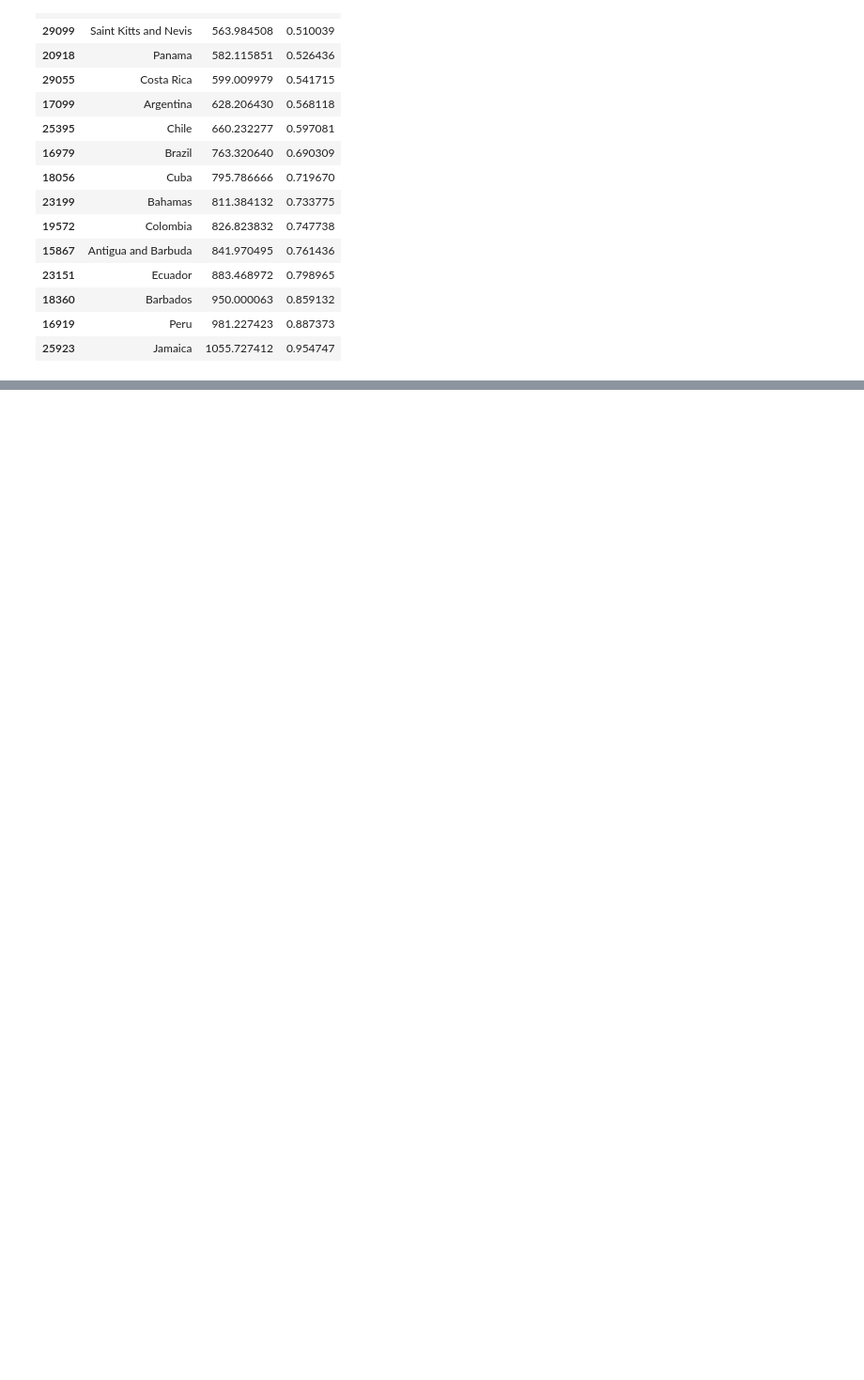
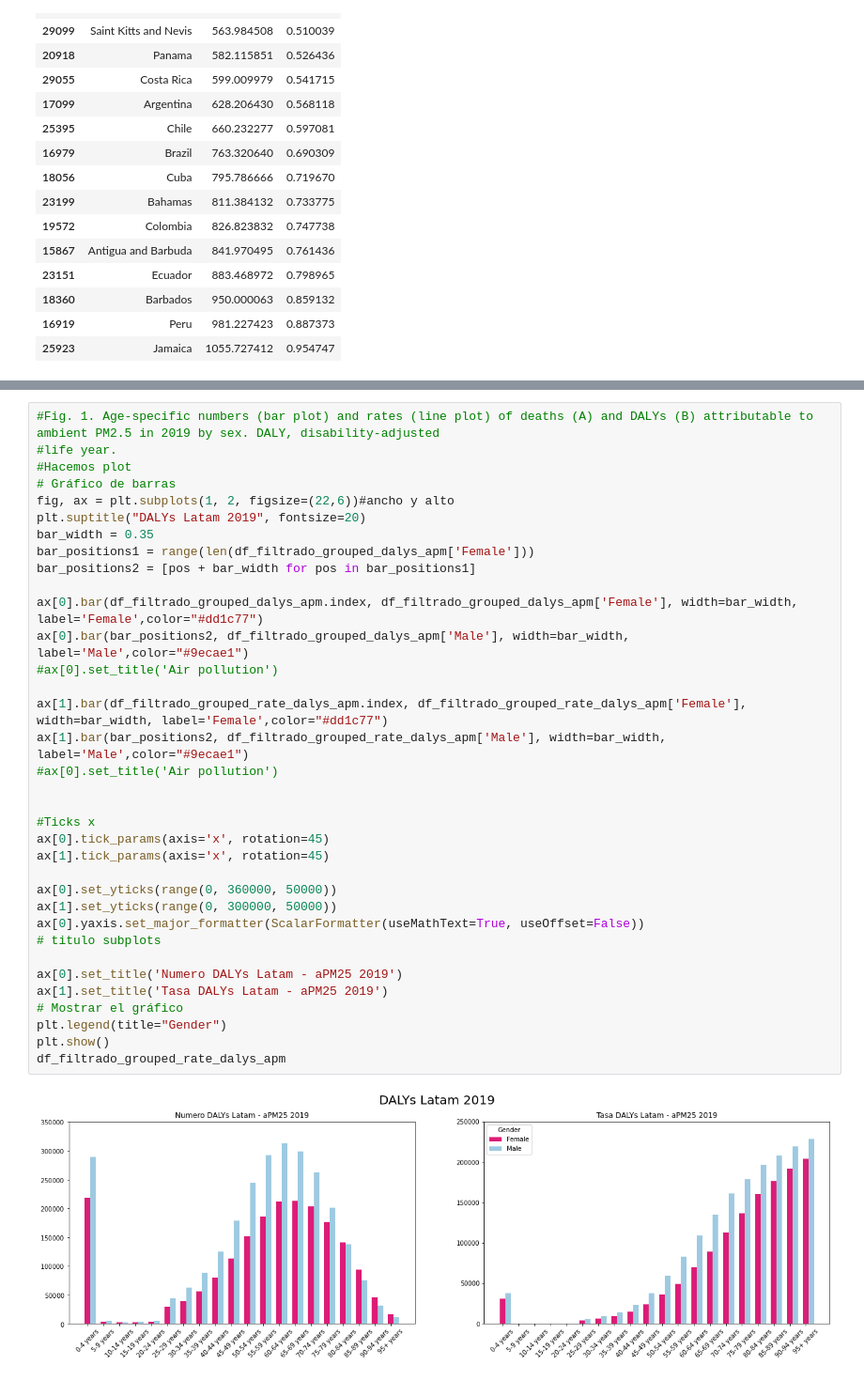
Before and after one commit to joseurquiza88/Health-impacts-AirPollution, a Jupyter notebook: code/01_health LAT.ipynb, the cells around one changed output, grey strips where cells are left out. Shown at 94% size. Drawn from its saved outputs; the diff is of its cells as text; blank space fills up the shorter version.

```diff
--- a/code/01_health LAT.ipynb
+++ b/code/01_health LAT.ipynb
@@ -2019,0 +2455,37 @@ plt.show()
+# %%
+#Fig. 1. Age-specific numbers (bar plot) and rates (line plot) of deaths (A) and DALYs (B) attributable to ambient PM2.5 in 2019 by sex. DALY, disability-adjusted
+#life year.
+#Hacemos plot
+# Gráfico de barras
+fig, ax = plt.subplots(1, 2, figsize=(22,6))#ancho y alto
+plt.suptitle("DALYs Latam 2019", fontsize=20)
+bar_width = 0.35
+bar_positions1 = range(len(df_filtrado_grouped_dalys_apm['Female']))
+bar_positions2 = [pos + bar_width for pos in bar_positions1]
+
+ax[0].bar(df_filtrado_grouped_dalys_apm.index, df_filtrado_grouped_dalys_apm['Female'], width=bar_width, label='Female',color="#dd1c77")
+ax[0].bar(bar_positions2, df_filtrado_grouped_dalys_apm['Male'], width=bar_width, label='Male',color="#9ecae1")
+#ax[0].set_title('Air pollution')
+
+ax[1].bar(df_filtrado_grouped_rate_dalys_apm.index, df_filtrado_grouped_rate_dalys_apm['Female'], width=bar_width, label='Female',color="#dd1c77")
+ax[1].bar(bar_positions2, df_filtrado_grouped_rate_dalys_apm['Male'], width=bar_width, label='Male',color="#9ecae1")
+#ax[0].set_title('Air pollution')
+
+
+#Ticks x
+ax[0].tick_params(axis='x', rotation=45)
+ax[1].tick_params(axis='x', rotation=45)
+
+ax[0].set_yticks(range(0, 360000, 50000))
+ax[1].set_yticks(range(0, 300000, 50000))
+ax[0].yaxis.set_major_formatter(ScalarFormatter(useMathText=True, useOffset=False))
+# titulo subplots
+
+ax[0].set_title('Numero DALYs Latam - aPM25 2019')
+ax[1].set_title('Tasa DALYs Latam - aPM25 2019')
+# Mostrar el gráfico
+plt.legend(title="Gender")
+plt.show()
+df_filtrado_grouped_rate_dalys_apm
+# %% [output]
+[figure, added]
```
Also changed, not shown: parts of 16 cells of this notebook, 5 other files.
